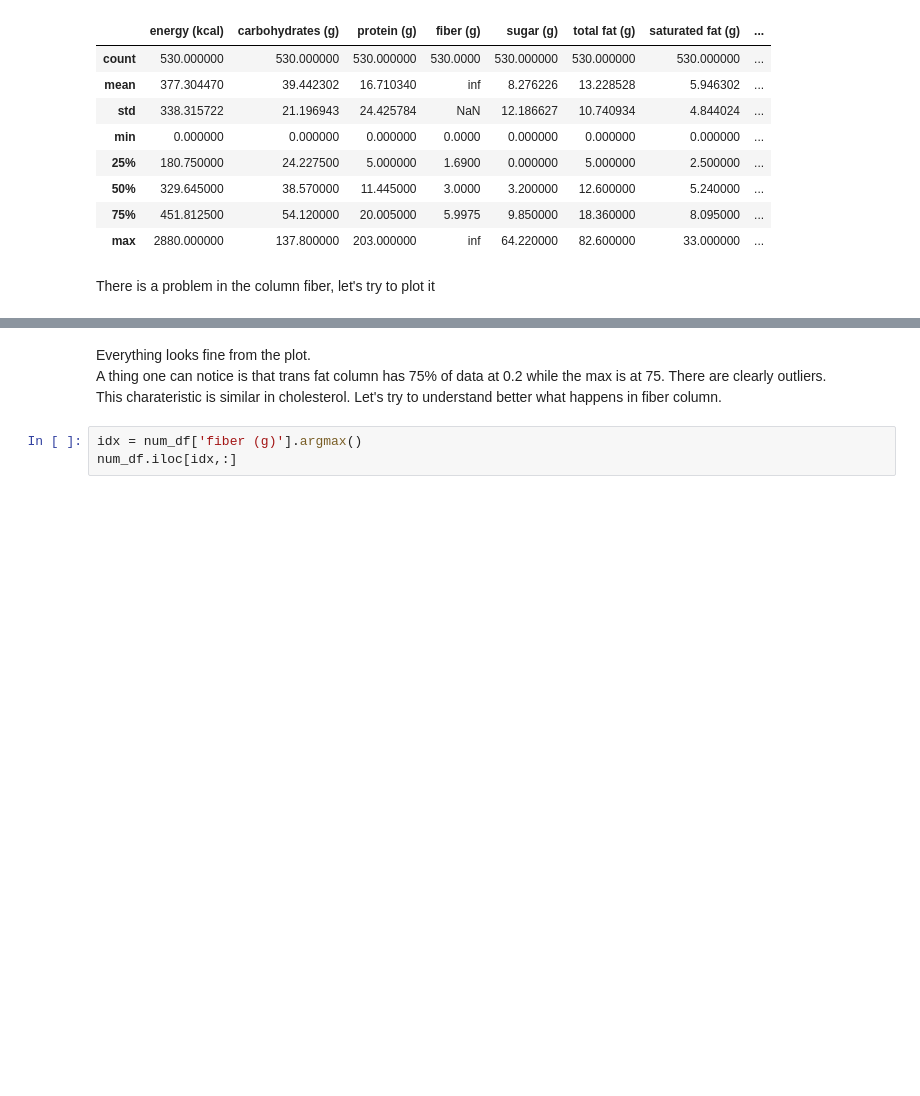
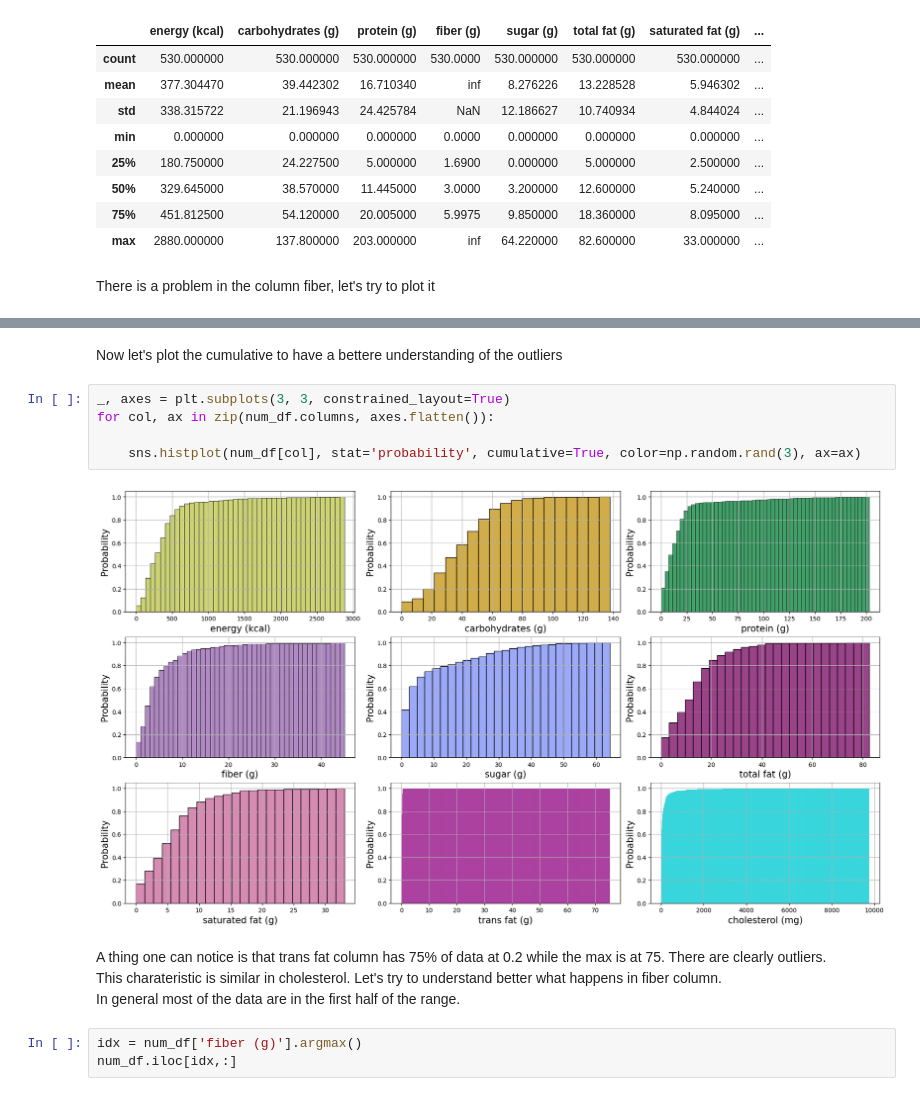
Before and after one commit to NicoGiamm/MachineLearning-DataScience_smallprojects, a Jupyter notebook: Fast Food Nutritional Values/Fast_food_analysis.ipynb, the cells around one changed output, grey strips where cells are left out. Cells and saved outputs as stored; diff of their text form; blank space fills up the shorter version.

```diff
--- a/Fast Food Nutritional Values/Fast_food_analysis.ipynb
+++ b/Fast Food Nutritional Values/Fast_food_analysis.ipynb
@@ -104,8 +105,18 @@ for col, ax in zip(num_df.columns, axes.flatten()):
+# %% [markdown]
+Now let's plot the cumulative to have a bettere understanding of the outliers
+# %%
+_, axes = plt.subplots(3, 3, constrained_layout=True)
+for col, ax in zip(num_df.columns, axes.flatten()):
+
+    sns.histplot(num_df[col], stat='probability', cumulative=True, color=np.random.rand(3), ax=ax)
+# %% [output]
+[figure, added]
 # %% [markdown]
-Everything looks fine from the plot. \
+
 A thing one can notice is that trans fat column has 75% of data at 0.2 while the max is at 75. There are clearly outliers. \
 This charateristic is similar in cholesterol.
-Let's try to understand better what happens in fiber column.
+Let's try to understand better what happens in fiber column. \
+In general most of the data are in the first half of the range.
 # %%
 idx = num_df['fiber (g)'].argmax()
 num_df.iloc[idx,:]
```
Also changed, not shown: parts of 6 cells of this notebook.
